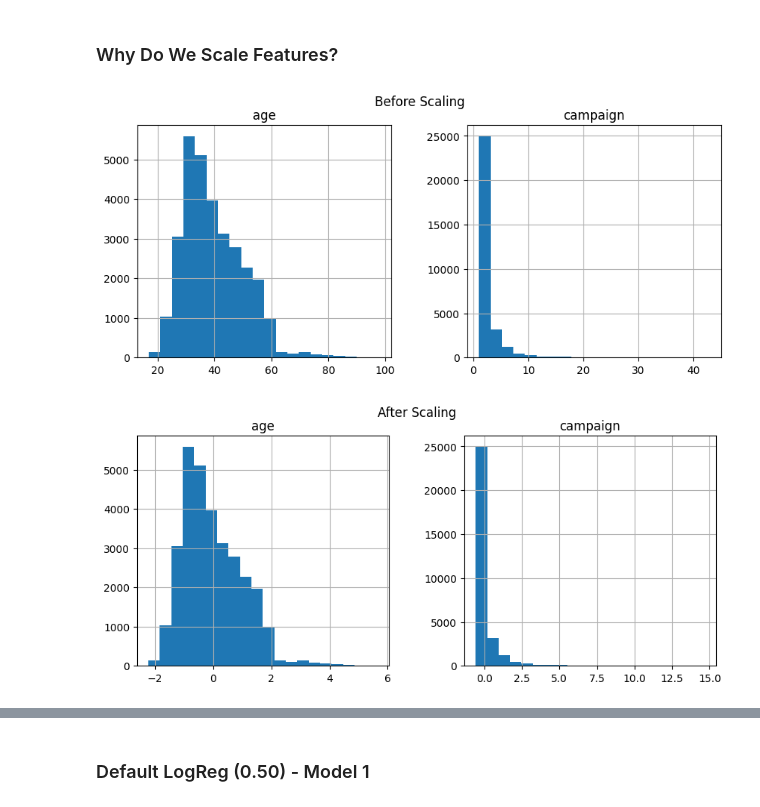
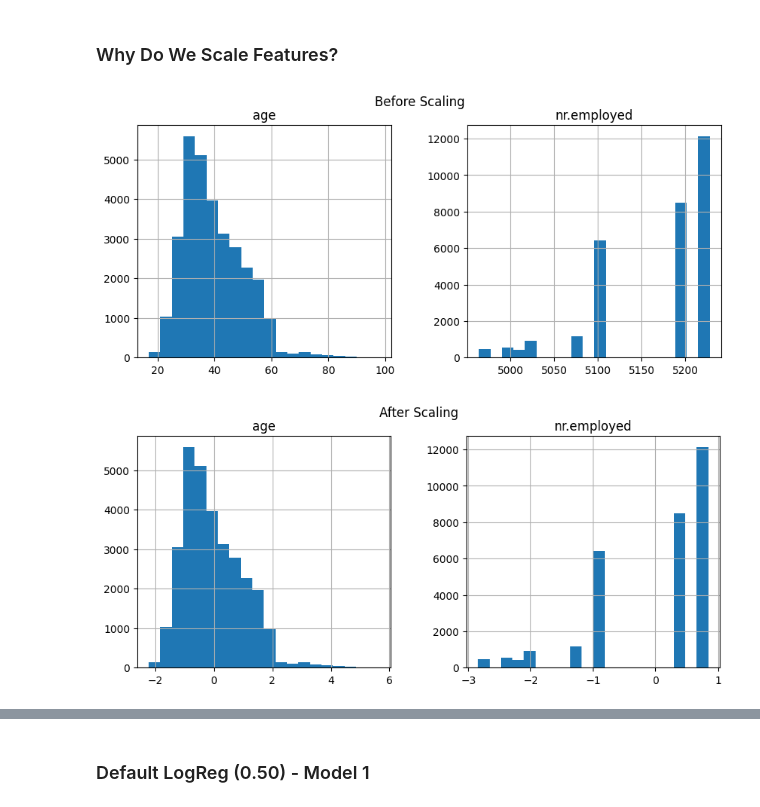
Before and after one commit to vys5hb/ML1_final, a Jupyter notebook: notebooks/main.ipynb, the cells around one changed output, grey strips where cells are left out. Cells and saved outputs as stored; diff of their text form; code cells hidden in the pictures.

```diff
--- a/notebooks/main.ipynb
+++ b/notebooks/main.ipynb
@@ -110,17 +110,17 @@ X_train_log, X_test_log, y_train, y_test = train_test_split(
 # %% [markdown]
 ### Why Do We Scale Features?
 # %%
-plot_cols = ['age', 'campaign']
+plot_cols = ['age', 'nr.employed']
 X_train_log[plot_cols].hist(bins=20, figsize=(10, 4))
 plt.suptitle('Before Scaling')
 plt.show()
 
 scaled = StandardScaler().fit_transform(X_train_log[plot_cols])
 plot_df = pd.DataFrame(scaled, columns=plot_cols)
 plot_df.hist(bins=20, figsize=(10, 4))
 plt.suptitle('After Scaling')
 plt.show()
 # %% [output]
-[figure, old version]
+[figure, new version]
-[figure, old version]
+[figure, new version]
 # %% [markdown]
```
Also changed, not shown: parts of 2 cells of this notebook.
